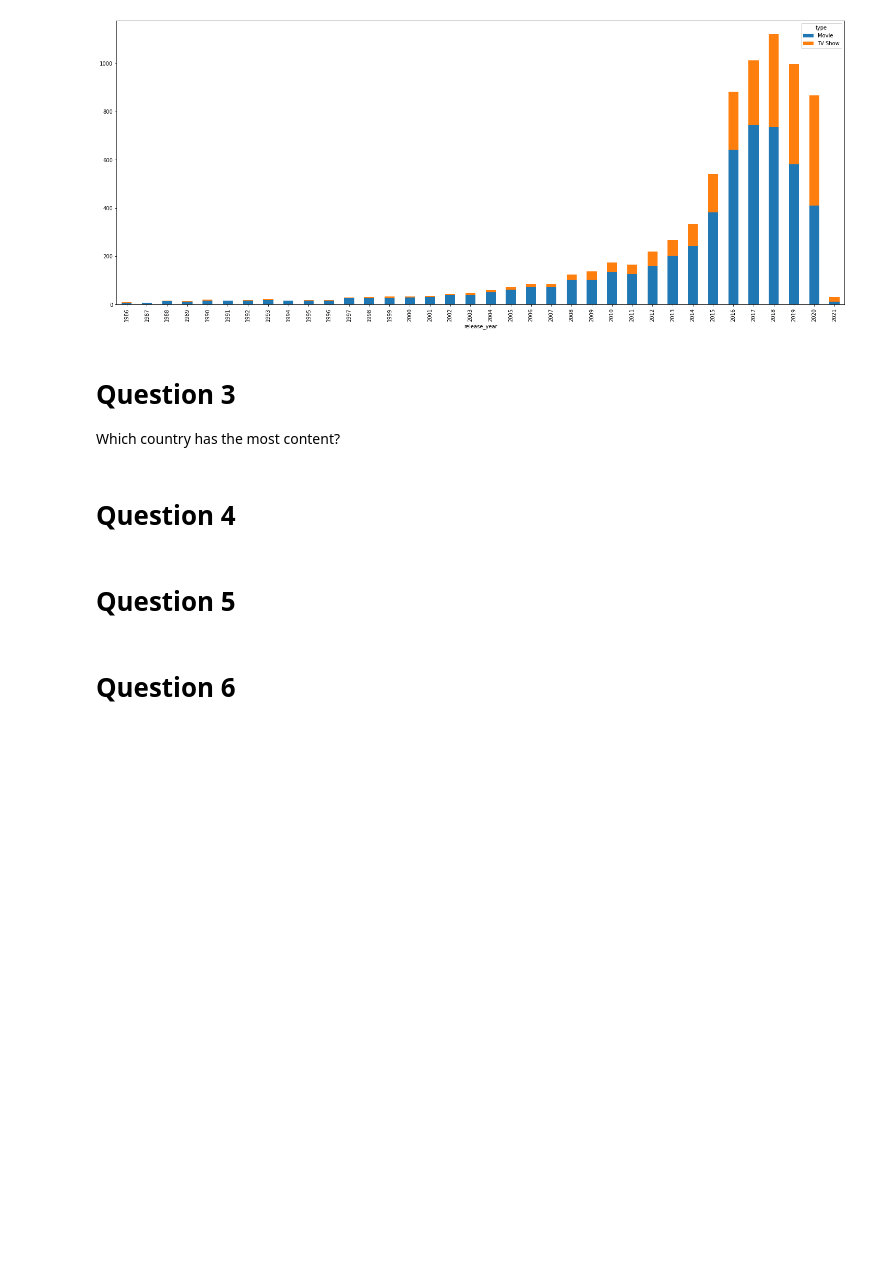
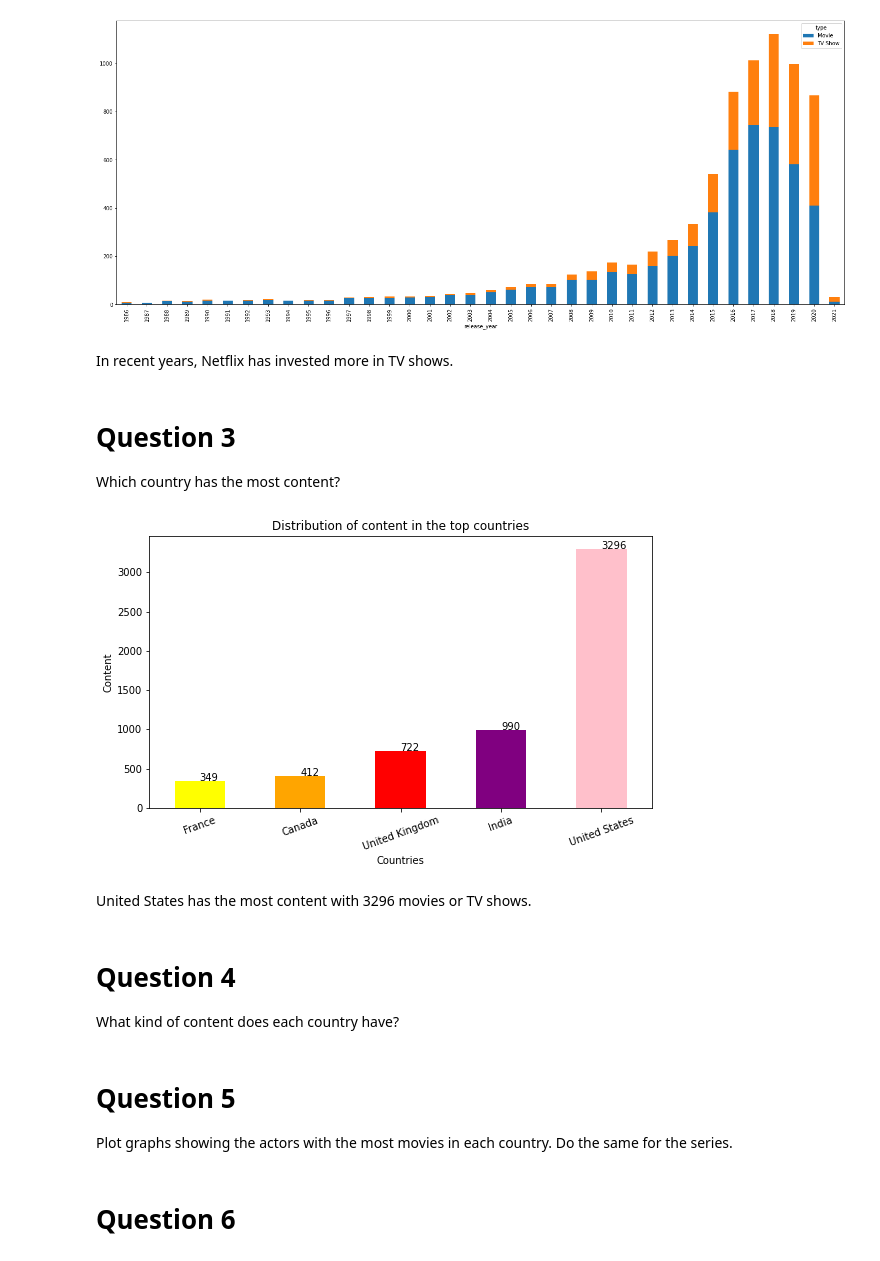
Before and after one commit to AngelPn/Netflix-Data-Analysis, a Jupyter notebook: netflix_data_mining.ipynb, the cells around one changed output. Saved outputs shown, nothing was run; the diff lists cells and outputs as text; code cells hidden in the pictures; blank space fills up the shorter version.

Commit message:
Question 3 done

```diff
--- a/netflix_data_mining.ipynb
+++ b/netflix_data_mining.ipynb
@@ -120,13 +120,43 @@ df.loc[df['release_year']>=1986].groupby(['release_year','type']).size().unstack
 plt.show()
 # %% [output]
 [figure]
+# %% [markdown]
+In recent years, Netflix has invested more in TV shows.
 # %% [markdown]
 # Question 3
 Which country has the most content?
-# %% [markdown]
-# Question 4
-# %% [markdown]
-# Question 5
+# %%
+# Use filter to dismiss NA values from country field
+filter = ~df["country"].isna()
+df_flt = df[filter]
+
+# Create a new dataframe from the series with show_id as the index
+# splitting (exploding) columns with multiple countries into multiple rows for each country
+new_df = pd.DataFrame(df_flt.country.str.split(', ').tolist(), index = df_flt.show_id).stack()
+new_df = new_df.reset_index([0, 'show_id'])
+new_df.columns = ['show_id', 'Country']
+
+countries = new_df.groupby(by = 'Country')
+content = countries['show_id'].count().sort_values().tail(5)
+
+content.plot.bar(color = ['yellow', 'orange', 'red', 'purple', 'pink'], figsize = (9, 5), rot = 0)
+for index, value in enumerate(list(content)):
+    plt.text(index, value, str(value))
+plt.title('Distribution of content in the top countries')
+plt.xticks(rotation = 20, horizontalalignment="center")
+plt.xlabel('Countries')
+plt.ylabel('Content')
+plt.show()
+# %% [output]
+[figure, added]
+# %% [markdown]
+United States has the most content with 3296 movies or TV shows.
+# %% [markdown]
+# Question 4
+What kind of content does each country have?
+# %% [markdown]
+# Question 5
+Plot graphs showing the actors with the most movies in each country. Do the same for the series.
 # %% [markdown]
 # Question 6
 # %% [markdown]
```
Also changed, not shown: parts of 2 cells of this notebook.
